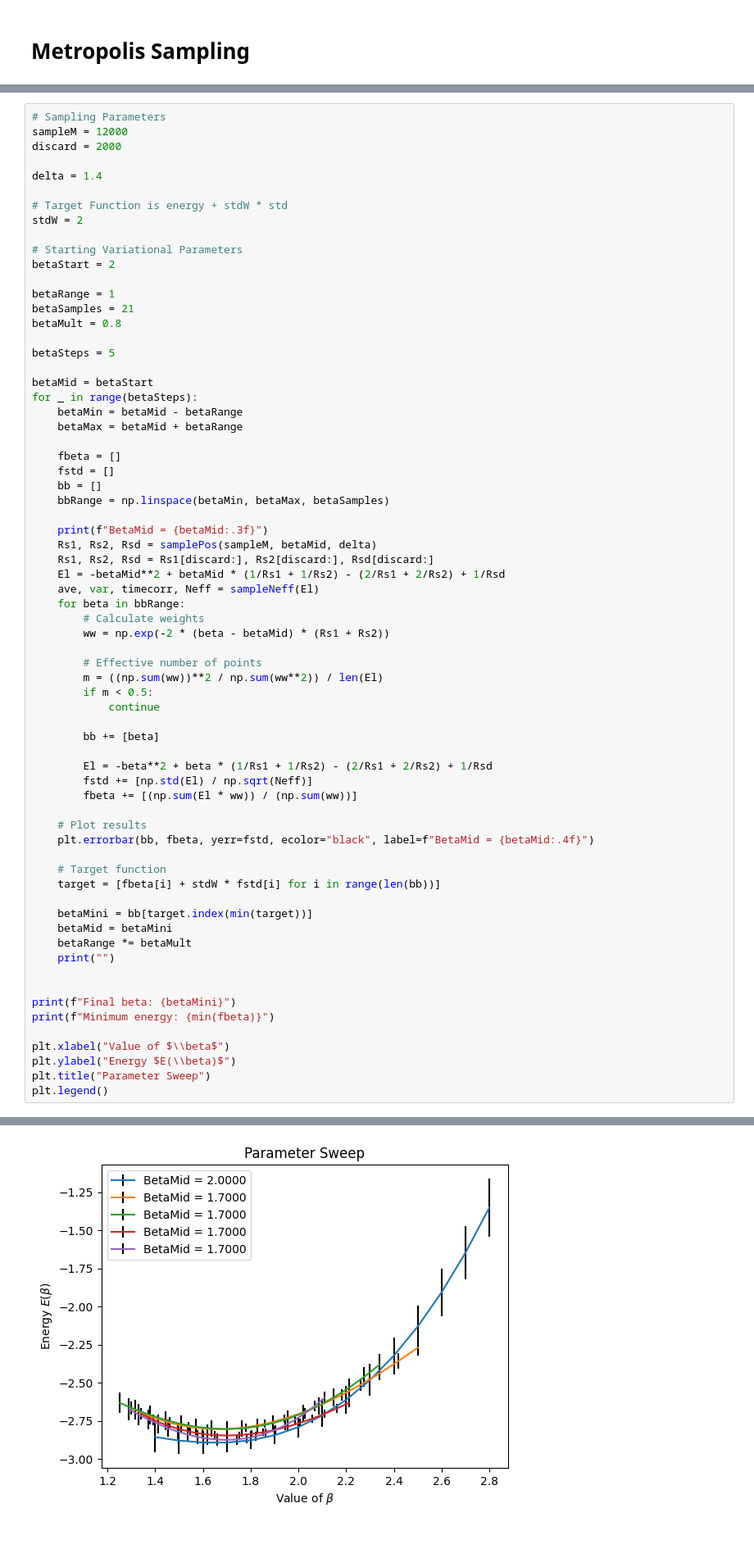
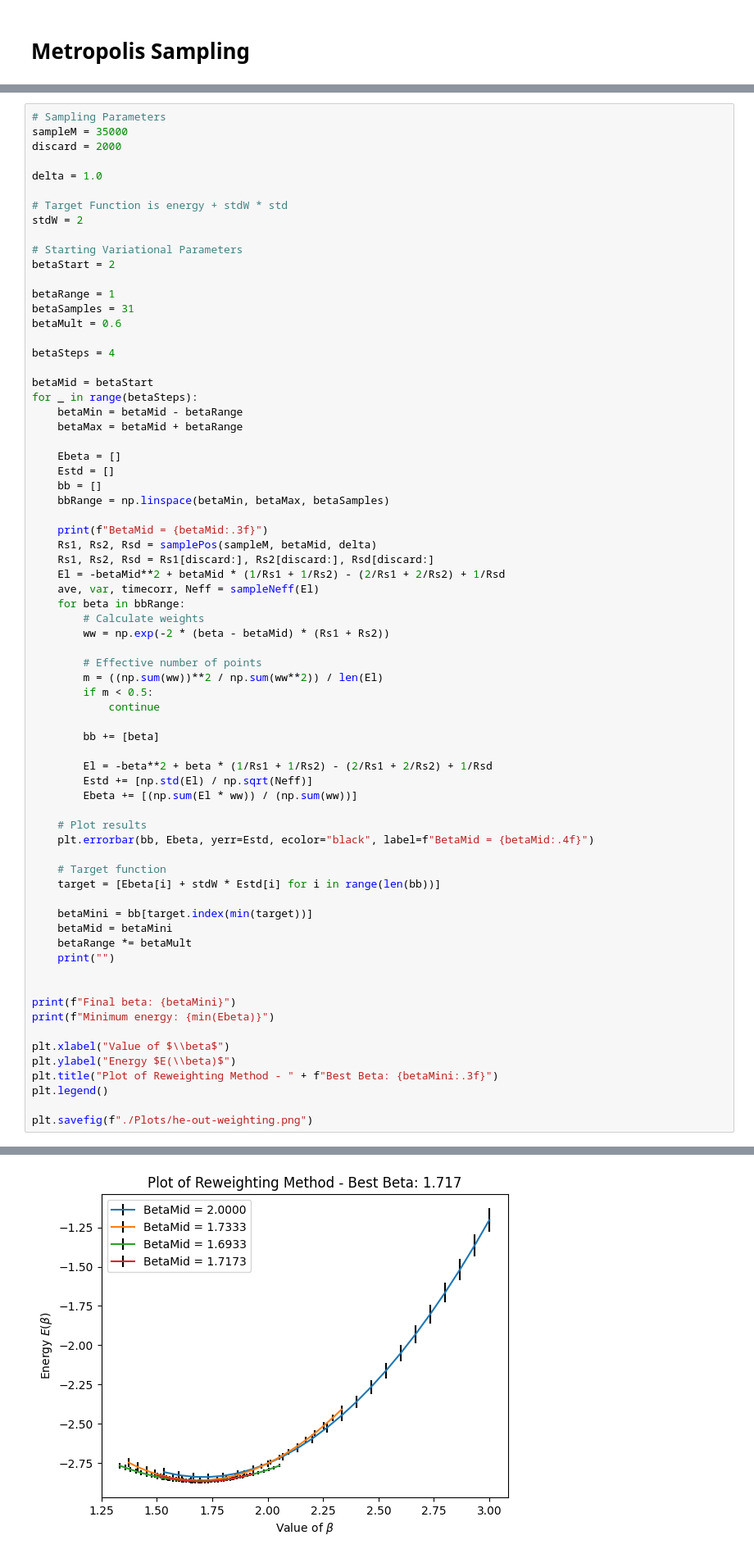
Before and after one commit to guilhermebaos/QUARMEN-Lessons, a Jupyter notebook: Computational-Solid-State/00-Exam-QMC/he.ipynb, the cells around one changed output, grey strips where cells are left out. Shown at 82% size. Cells and saved outputs as stored; diff of their text form.

```diff
--- a/Computational-Solid-State/00-Exam-QMC/he.ipynb
+++ b/Computational-Solid-State/00-Exam-QMC/he.ipynb
@@ -296,9 +332,9 @@ Best beta: 1.7000000000000002
 # %%
 # Sampling Parameters
-sampleM = 12000
+sampleM = 35000
 discard = 2000
 
-delta = 1.4
+delta = 1.0
 
 # Target Function is energy + stdW * std
 stdW = 2
@@ -307,18 +343,18 @@ stdW = 2
 betaStart = 2
 
 betaRange = 1
-betaSamples = 21
-betaMult = 0.8
+betaSamples = 31
+betaMult = 0.6
 
-betaSteps = 5
+betaSteps = 4
 
 betaMid = betaStart
 for _ in range(betaSteps):
     betaMin = betaMid - betaRange
     betaMax = betaMid + betaRange
 
-    fbeta = []
-    fstd = []
+    Ebeta = []
+    Estd = []
     bb = []
     bbRange = np.linspace(betaMin, betaMax, betaSamples)
 
@@ -339,14 +375,14 @@ for _ in range(betaSteps):
         bb += [beta]
 
         El = -beta**2 + beta * (1/Rs1 + 1/Rs2) - (2/Rs1 + 2/Rs2) + 1/Rsd
-        fstd += [np.std(El) / np.sqrt(Neff)]
-        fbeta += [(np.sum(El * ww)) / (np.sum(ww))]
+        Estd += [np.std(El) / np.sqrt(Neff)]
+        Ebeta += [(np.sum(El * ww)) / (np.sum(ww))]
 
     # Plot results
-    plt.errorbar(bb, fbeta, yerr=fstd, ecolor="black", label=f"BetaMid = {betaMid:.4f}")
+    plt.errorbar(bb, Ebeta, yerr=Estd, ecolor="black", label=f"BetaMid = {betaMid:.4f}")
 
     # Target function
-    target = [fbeta[i] + stdW * fstd[i] for i in range(len(bb))]
+    target = [Ebeta[i] + stdW * Estd[i] for i in range(len(bb))]
 
     betaMini = bb[target.index(min(target))]
     betaMid = betaMini
@@ -355,11 +391,13 @@ for _ in range(betaSteps):
 
 
 print(f"Final beta: {betaMini}")
-print(f"Minimum energy: {min(fbeta)}")
+print(f"Minimum energy: {min(Ebeta)}")
 
 plt.xlabel("Value of $\\beta$")
 plt.ylabel("Energy $E(\\beta)$")
-plt.title("Parameter Sweep")
+plt.title("Plot of Reweighting Method - " + f"Best Beta: {betaMini:.3f}")
 plt.legend()
+
+plt.savefig(f"./Plots/he-out-weighting.png")
 # %% [output]
 BetaMid = 2.000
@@ -383 +417 @@ Minimum energy: -2.8743085488267366
-[figure, old version]
+[figure, new version]
```
Also changed, not shown: parts of 10 cells of this notebook, 25 other files.
